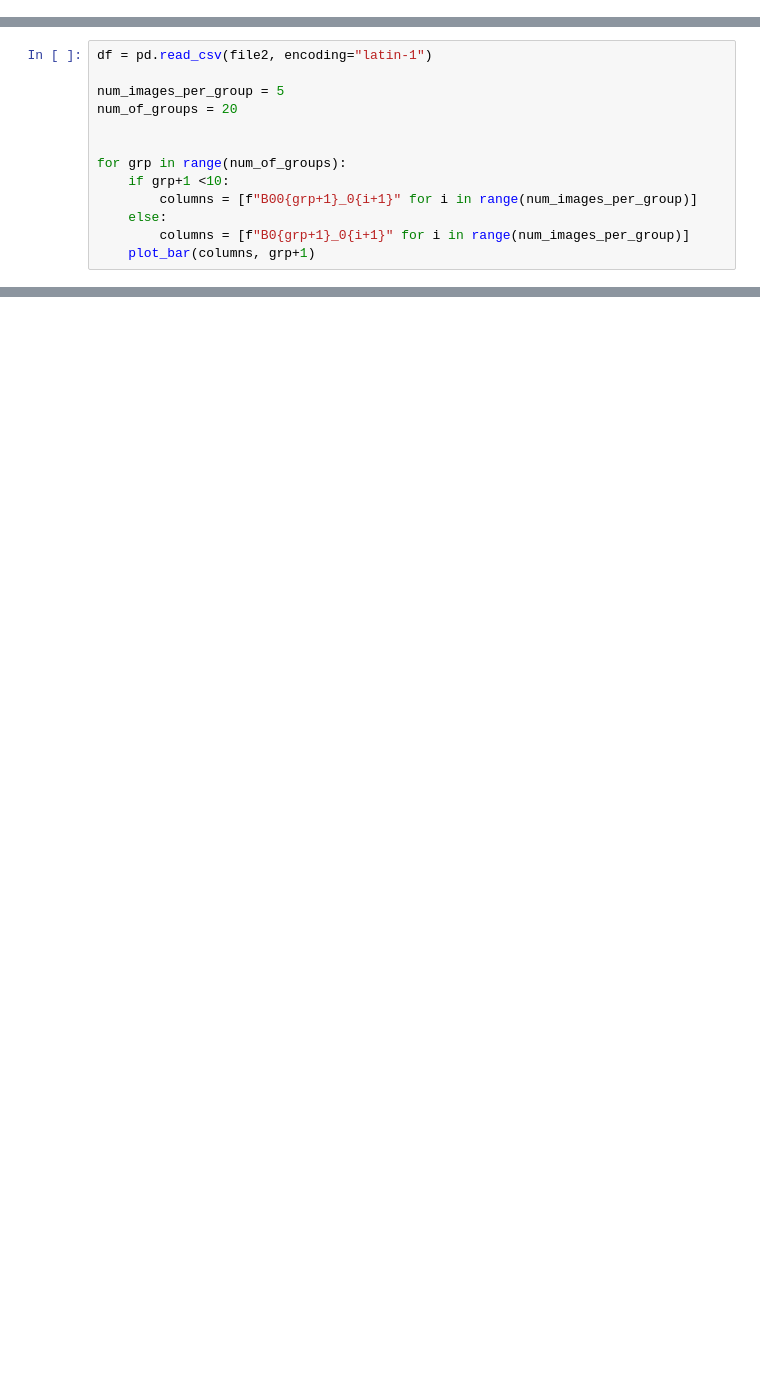
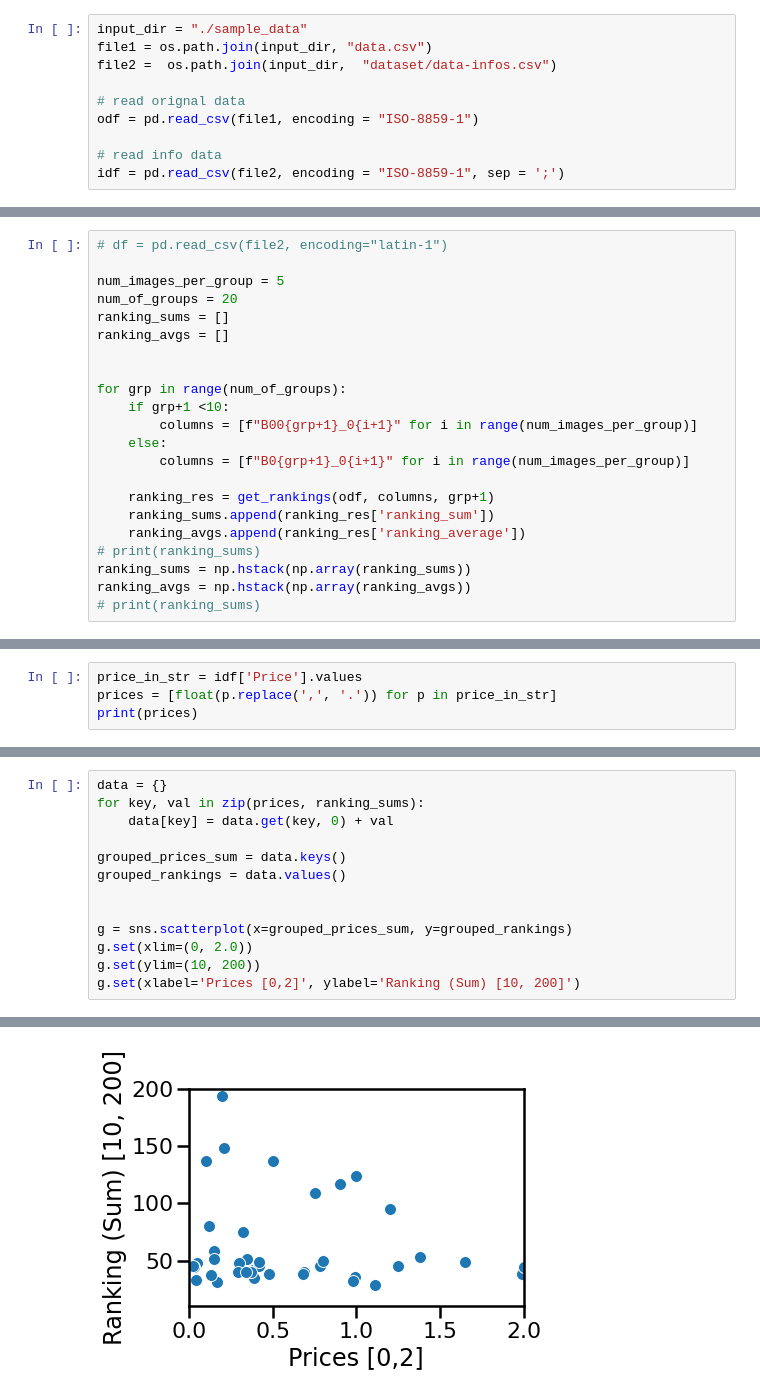
Before and after one commit to 9-cordes/order_experiment, a Jupyter notebook: visualisierung.ipynb, the cells around one changed output, grey strips where cells are left out. Cells and saved outputs as stored; diff of their text form; blank space fills up the shorter version.

```diff
--- a/visualisierung.ipynb
+++ b/visualisierung.ipynb
@@ -13,0 +12,10 @@ file2 =  os.path.join(input_dir,  "edata.csv")
+# %%
+input_dir = "./sample_data"
+file1 = os.path.join(input_dir, "data.csv")
+file2 =  os.path.join(input_dir,  "dataset/data-infos.csv")
+
+# read orignal data
+odf = pd.read_csv(file1, encoding = "ISO-8859-1")
+
+# read info data
+idf = pd.read_csv(file2, encoding = "ISO-8859-1", sep = ';')
@@ -50,8 +66,10 @@ def plot_bar(columns, group_id):
 # %%
-df = pd.read_csv(file2, encoding="latin-1")
+# df = pd.read_csv(file2, encoding="latin-1")
 
 num_images_per_group = 5
 num_of_groups = 20
+ranking_sums = []
+ranking_avgs = []
 
 
 for grp in range(num_of_groups):
@@ -59,4 +77,11 @@ for grp in range(num_of_groups):
         columns = [f"B00{grp+1}_0{i+1}" for i in range(num_images_per_group)]
     else:
         columns = [f"B0{grp+1}_0{i+1}" for i in range(num_images_per_group)]
-    plot_bar(columns, grp+1)
+
+    ranking_res = get_rankings(odf, columns, grp+1)
+    ranking_sums.append(ranking_res['ranking_sum'])
+    ranking_avgs.append(ranking_res['ranking_average'])
+# print(ranking_sums)
+ranking_sums = np.hstack(np.array(ranking_sums))
+ranking_avgs = np.hstack(np.array(ranking_avgs))
+# print(ranking_sums)
@@ -76,0 +88,4 @@ for grp in range(num_of_groups):
+# %%
+price_in_str = idf['Price'].values
+prices = [float(p.replace(',', '.')) for p in price_in_str]
+print(prices)
@@ -76,0 +94,14 @@ for grp in range(num_of_groups):
+# %%
+data = {}
+for key, val in zip(prices, ranking_sums):
+    data[key] = data.get(key, 0) + val
+
+grouped_prices_sum = data.keys()
+grouped_rankings = data.values()
+
+
+g = sns.scatterplot(x=grouped_prices_sum, y=grouped_rankings)
+g.set(xlim=(0, 2.0))
+g.set(ylim=(10, 200))
+g.set(xlabel='Prices [0,2]', ylabel='Ranking (Sum) [10, 200]')
+# %% [output]
@@ -76,0 +109 @@ for grp in range(num_of_groups):
+[figure, added]
```
Also changed, not shown: parts of 12 cells of this notebook.
